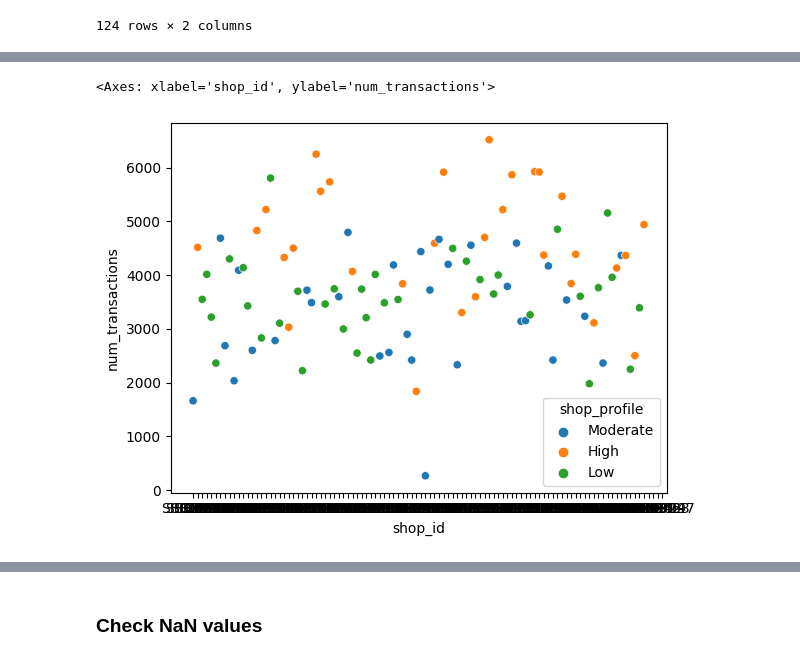
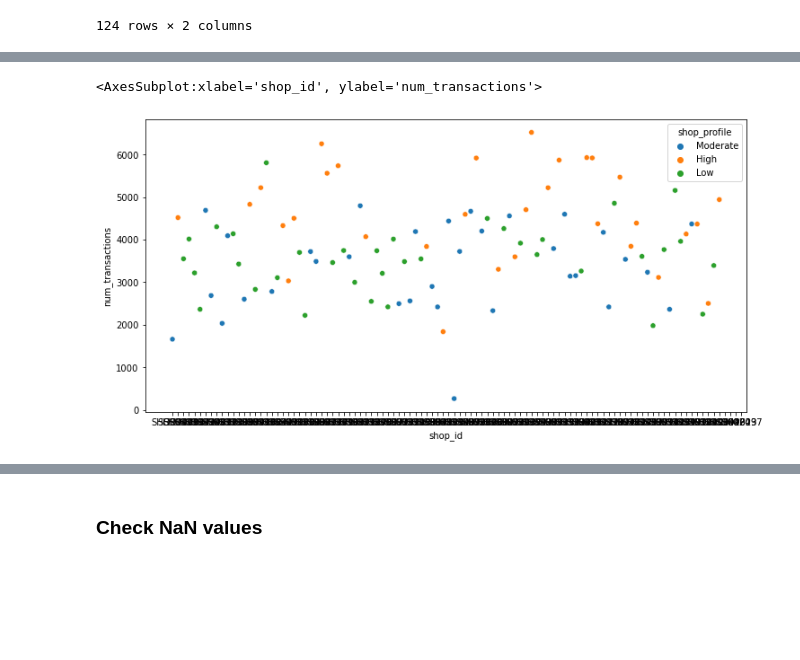
Before and after one commit to tharoosha/DataStorm077, a Jupyter notebook: Day3/Notebook04_new.ipynb, the cells around one changed output, grey strips where cells are left out. Drawn from its saved outputs; the diff is of its cells as text; code cells hidden in the pictures; blank space fills up the shorter version.

```diff
--- a/Day3/Notebook04_new.ipynb
+++ b/Day3/Notebook04_new.ipynb
@@ -541,3 +328,6 @@ outliers_df2
+# %%
+df1 = pd.merge(df1, income_df, on='shop_id', how='left')
 # %%
-sales_by_shop = df.groupby('shop_id')['SALE_AMOUNT'].sum().reset_index()
-# sales_by_shop
+sales_by_shop = df.groupby('shop_id')['sale_amount'].sum().reset_index()
+sales_by_shop.rename(columns={'sale_amount': 'total_sales'}, inplace=True)
+sales_by_shop.head()
@@ -567,4 +358,4 @@ sns.scatterplot(x='shop_id', y='SALE_AMOUNT', data=df1, hue='shop_profile')
 # %%
-df1['sale_amount_per_sqft'] = df1['SALE_AMOUNT'] / df1['shop_area_sq_ft']
-df1
+df1['total_sales_per_sqft'] = df1['total_sales'] / df1['shop_area_sq_ft']
+df1.head()
 # %% [output]
@@ -681,3 +442,0 @@ sales_by_shop
-# %%
-df1 = df1.merge(sales_by_shop, how='left', on='shop_id')
-df1
@@ -715,7 +445,8 @@ df1
 # %%
 # scatter plot of number of transactions and shop id hue by shop profile
-sns.scatterplot(x='shop_id', y='num_transactions', data=df1, hue='shop_profile')
+fig, ax = plt.subplots(figsize=(12, 6))
+sns.scatterplot(x='shop_id', y='num_transactions', data=df1, hue='shop_profile', ax=ax)
 # %% [output]
-<Axes: xlabel='shop_id', ylabel='num_transactions'>
+<AxesSubplot:xlabel='shop_id', ylabel='num_transactions'>
-[figure, old version]
+[figure, new version]
 # %%
```
Also changed, not shown: parts of 110 cells of this notebook, 3 other files.
